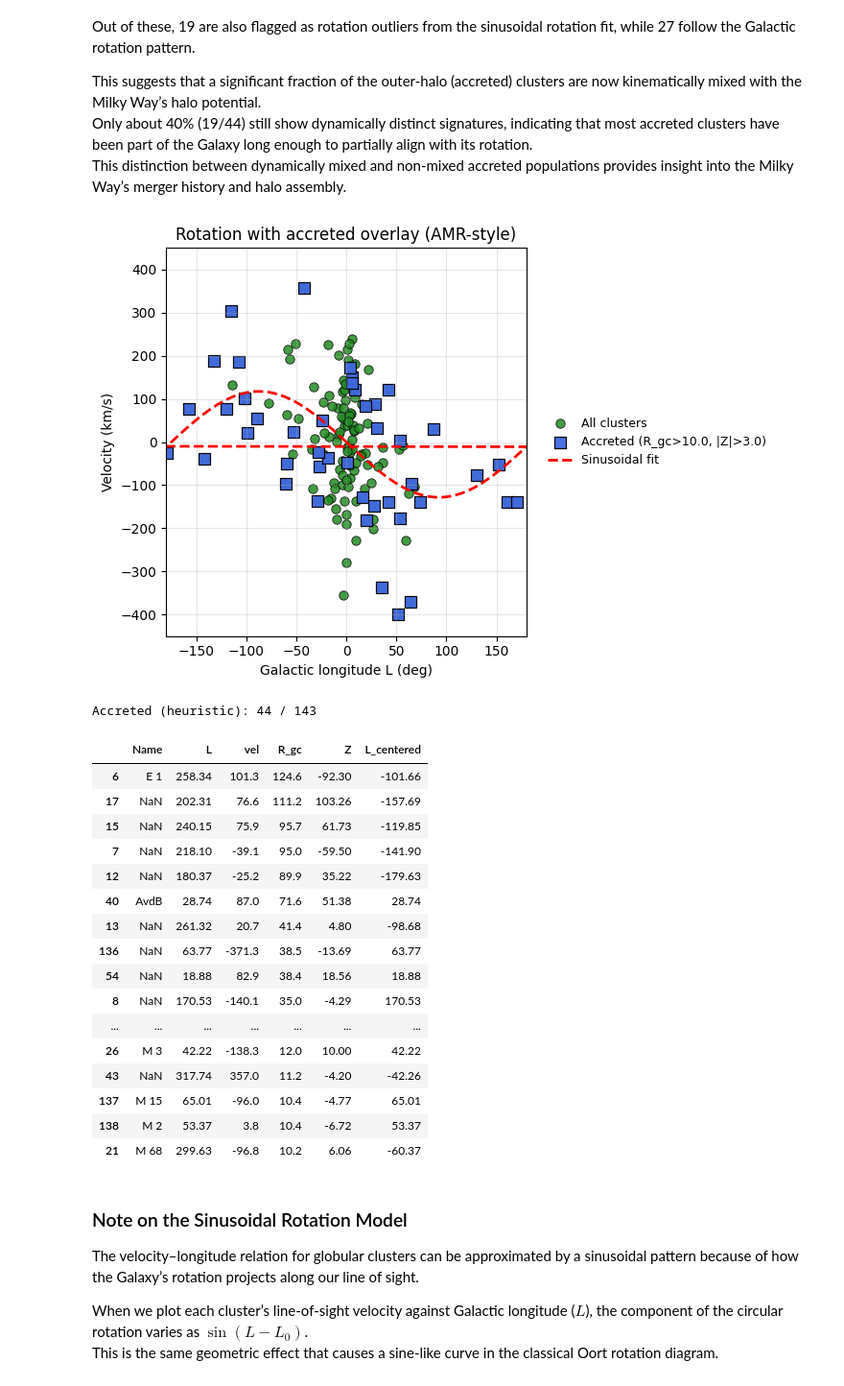
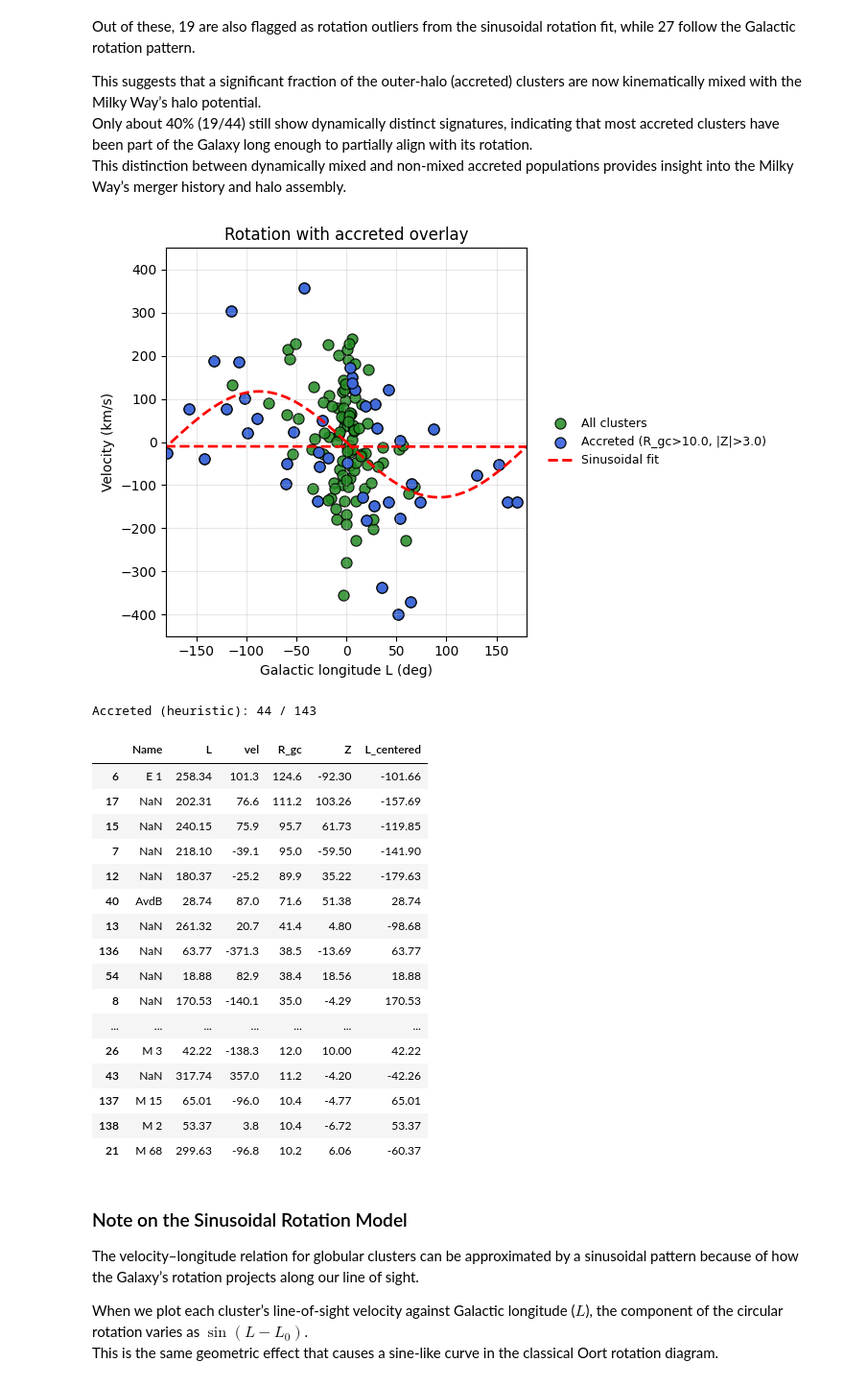
Before and after one commit to sleepdepr1ved/PHYS3116_Team, a Jupyter notebook: rotation_analysis.ipynb, the cells around one changed output. Shown: that part at 96% size. Saved outputs shown, nothing was run; the diff lists cells and outputs as text; code cells hidden in the pictures.

Commit message:
cleaned up the rotation analysis file

```diff
--- a/rotation_analysis.ipynb
+++ b/rotation_analysis.ipynb
@@ -403,14 +375,7 @@ This distinction between dynamically mixed and non-mixed accreted populations pr
 # %%
 # === AMR-style overlay: highlight accreted (R_gc>10 & |Z|>3) on rotation plot, robust to column names ===
 
-# --- ensure OUT exists ---
-try:
-    OUT
-except NameError:
-    OUT = "ROToutput"
-os.makedirs(OUT, exist_ok=True)
-
-# --- helpers to find columns with variant names ---
+#  helpers to find columns with variant names
 def find_col(df, candidates):
     for c in candidates:
         if c in df.columns:
@@ -420,7 +385,7 @@ def find_col(df, candidates):
 # start from rotation frame
 rotx = df_rot.copy()
 
-# 1) get R_gc from df_rot if present; else from harris/h1 with merge; allow variant names
+# get R_gc from df_rot if present; else from harris/h1 with merge; allow variant names
 RGC_COL = find_col(rotx, ["R_gc","R_GC","Rgc","RGC","R_gc(kpc)"])
 if RGC_COL is None:
     # try to bring it from a Harris table
@@ -438,7 +403,7 @@ if RGC_COL is None:
     rotx = rotx.rename(columns={RGC_COL_BASE: "R_gc"})
     RGC_COL = "R_gc"
 
-# 2) get Z: prefer an existing Z; else compute Z ≈ R_Sun * sin(B)
+# get Z: prefer an existing Z; else compute Z ≈ R_Sun * sin(B)
 Z_COL = find_col(rotx, ["Z","Z_kpc"])
 if Z_COL is None:
     # try to compute from B & R_Sun
@@ -470,68 +435,66 @@ if Z_COL is None:
 ACC_RGC_MIN = 10.0
 ACC_Z_MIN   = 3.0
 
-# 3) centered longitudes for plotting (wrap only for viz)
+# centered longitudes for plotting (wrap only for viz)
 L_plot = rotx["L"].apply(lambda x: x - 360 if x > 180 else x)
 
-# 4) accreted mask
+# accreted mask
 acc_mask = (rotx[RGC_COL] > ACC_RGC_MIN) & (rotx[Z_COL].abs() > ACC_Z_MIN)
 
-# 5) sinusoidal fit objects (reuse if present)
+# sinusoidal fit objects (reuse if present)
 def v_sin(L_deg, v0, A, L0):
     L = np.radians(L_deg)
     return v0 + A * np.sin(L - np.radians(L0))
 
 if "popt" not in globals():
-    from scipy.optimize import curve_fit
     L_fit = np.mod(rotx["L"].to_numpy(), 360.0)
     v = rotx["vel"].to_numpy()
     coef = np.polyfit(L_fit, v, 1)
     p0 = [coef[1], float(np.std(v)), 0.0]
     popt, _ = curve_fit(v_sin, L_fit, v, p0=p0, maxfev=20000)
 
-# 6) plot: all clusters + accreted overlay (AMR-style)
+# plot: all clusters + accreted overlay (AMR-style)
 fig, ax = plt.subplots(figsize=(9, 5))
 
 # all clusters
 ax.scatter(L_plot, rotx["vel"],
-           s=46, color="forestgreen", alpha=0.85,
-           edgecolor="k", linewidth=0.6, label="All clusters")
+           s=64, color="forestgreen", alpha=0.85,
+           edgecolor="k", linewidth=0.9, label="All clusters")
 
 # accreted overlay
 ax.scatter(L_plot[acc_mask], rotx.loc[acc_mask, "vel"],
-           s=64, color="royalblue", alpha=0.95, marker="s",
+           s=64, color="royalblue", alpha=0.95,
            edgecolor="k", linewidth=0.9,
            label=f"Accreted (R_gc>{ACC_RGC_MIN}, |Z|>{ACC_Z_MIN})")
 
 # sinusoidal fit for context
 Lgrid = np.linspace(0, 360, 721)
 ax.plot(Lgrid - 360*(Lgrid > 180), v_sin(Lgrid, *popt),
         "r--", lw=2, label="Sinusoidal fit")
 
 ax.set_xlim(-180, 180)
 ax.set_ylim(-450, 450)
 ax.set_xlabel("Galactic longitude L (deg)")
 ax.set_ylabel("Velocity (km/s)")
-ax.set_title("Rotation with accreted overlay (AMR-style)")
+ax.set_title("Rotation with accreted overlay")
 ax.grid(alpha=0.3)
 
 # legend outside
 ax.legend(frameon=False, loc="center left", bbox_to_anchor=(1.03, 0.5), fontsize=9)
 plt.tight_layout(rect=[0, 0, 0.82, 1])
-plt.savefig(f"{OUT}/Rotation_accreted_overlay_AMRstyle.png", dpi=300, bbox_inches="tight")
 plt.show()
 
 # 7) quick counts + table
 name_col = "Name" if "Name" in rotx.columns else "ID"
 print(f"Accreted (heuristic): {int(acc_mask.sum())} / {len(rotx)}")
 display(
     rotx.loc[acc_mask, [name_col, "L", "vel", RGC_COL, Z_COL]]
         .assign(L_centered=L_plot[acc_mask].values)
         .sort_values(RGC_COL, ascending=False)
         .round(2)
 )
 # %% [output]
-[figure, old version]
+[figure, new version]
 Accreted (heuristic): 44 / 143
 |  | Name | L | vel | R_gc | Z | L_centered |
 | 6 | E 1 | 258.34 | 101.3 | 124.6 | -92.30 | -101.66 |
```
Also changed, not shown: parts of 9 cells of this notebook, 13 other files.
